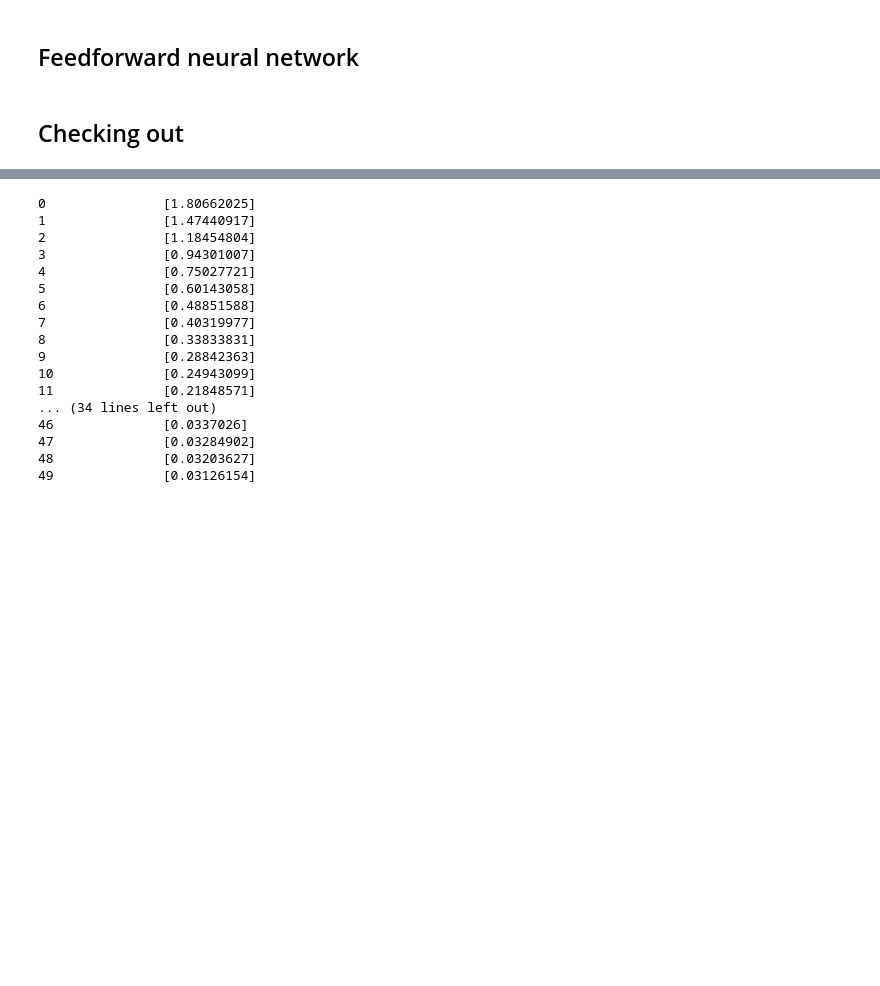
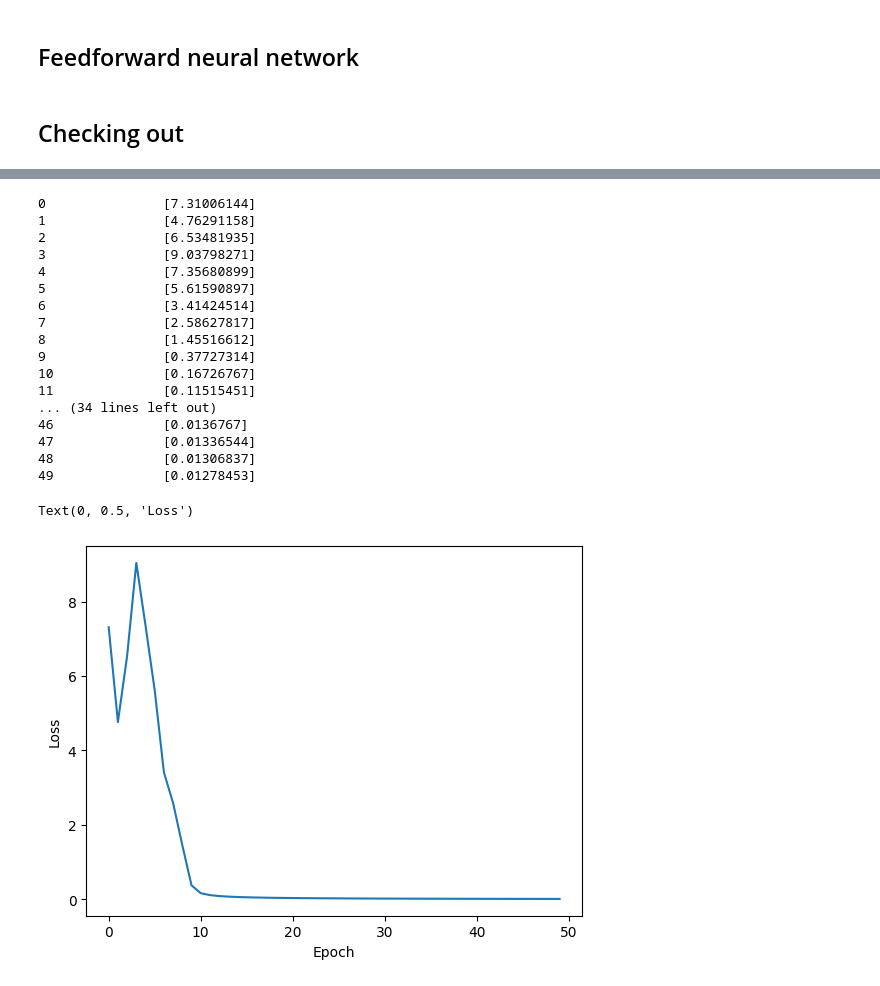
Before and after one commit to Bala-A87/CS6910-A1, a Jupyter notebook: A1.ipynb, the cells around one changed output, grey strips where cells are left out. Saved outputs shown, nothing was run; the diff lists cells and outputs as text; code cells hidden in the pictures; blank space fills up the shorter version.

Commit message:
Add more activation functions
Add relu, identity and tanh activations. Experiencing overflow errors
in softmax with relu, needs optimization

```diff
--- a/A1.ipynb
+++ b/A1.ipynb
@@ -184,13 +265,15 @@ class FeedForwardNeuralNetwork():
     Models a vanilla feedforward neural network, with softmax activation for the outputs.
 
     Args:
-        input_size (int): size/dimension of inputs given to the network
-        output_size (int): number of outputs produced by the network
         num_layers (int): number of hidden layers in the network
         hidden_size (int): number of neurons per hidden layer
+        input_size (int): size/dimension of inputs given to the network.
+            Defaults to 784, flattened size of mnist/fashion-mnist data.
+        output_size (int): number of outputs produced by the network.
+            Defaults to 10, number of classes of mnist/fashion-mnist data.
         activation (str, optional): activation function for the hidden layers.
-            Allowed activations: 'identity', 'sigmoid', 'tanh', 'relu', 'softmax'
-            Defaults to 'identity'.
+            Allowed activations: 'identity', 'sigmoid', 'tanh', 'relu'
+            Defaults to 'sigmoid'.
         weight_init (str, optional): type of initialization to be performed for the weights and biases
             Allowed initializations: 'random', 'xavier'
             Defaults to 'random'.
@@ -222,7 +305,15 @@ class FeedForwardNeuralNetwork():
             result = hidden_layer.forward(result)
         return self.output_layer.forward(result)
 
-    def backward(self, accumulated_grads, y_true):
+    def backward(self, accumulated_grads, y_true) -> None:
+        """
+        Computes the gradient of the loss wrt all the parameters (weights, biases) of the network, given the gradient of the loss
+        wrt the output of the network.
+
+        Args:
+            accumulated_grads: gradient of the loss wrt the outputs of the network
+            y_true: the true class label for the data input to the network
+        """
         accumulated_grads = self.output_layer.backward(accumulated_grads, y_true)
         w_next = self.output_layer.w
         for hidden_layer in self.hidden_layers:
@@ -230,13 +321,21 @@ class FeedForwardNeuralNetwork():
             w_next = hidden_layer.w
         self.input_layer.backward(accumulated_grads, w_next=w_next)
 
-    def zero_grad(self):
+    def zero_grad(self) -> None:
+        """
+        Sets the gradients of all the parameters of the network to zero.
+        """
         self.output_layer.grad_w, self.output_layer.grad_b = 0., 0.
         for hidden_layer in self.hidden_layers:
             hidden_layer.grad_w, hidden_layer.grad_b = 0., 0.
         self.input_layer.grad_w, self.input_layer.grad_b = 0., 0.
 
-    def update_weights(self, lr=1e-3):
+    def update_weights(self, lr: float = 1e-3) -> None:
+        """
+        Updates the parameters of the network along the direction of the negative gradient.
+
+        Arg: lr (float, optional): learning rate for the update. Defaults to 1e-3.
+        """
         self.output_layer.w -= lr * self.output_layer.grad_w
         self.output_layer.b -= lr * self.output_layer.grad_b
         for hidden_layer in self.hidden_layers:
@@ -255,33 +354,47 @@ array([51481])
 X_train_point = X_train[random_index].reshape(-1,)
 Y_train_point = Y_train[random_index]
 # %%
-model = FeedForwardNeuralNetwork(num_layers=3, hidden_size=16)
+model = FeedForwardNeuralNetwork(num_layers=3, hidden_size=16, activation='tanh')
 # %%
 loss_fn = CrossEntropyLoss()
 # %%
+train_history = {
+    'epoch': [],
+    'loss': []
+}
+
 for i in range(50):
     model.zero_grad()
     y_pred = model.forward(X_train_point)
     loss = loss_fn.forward(y_pred, Y_train_point)
     print(i, loss, sep='\t\t')
+    train_history['epoch'].append(i)
+    train_history['loss'].append(loss)
     grad_loss = loss_fn.backward(y_pred, Y_train_point)
     model.backward(grad_loss, Y_train_point)
     model.update_weights(lr=0.1)
 # %% [output]
-0               [1.80662025]
-1               [1.47440917]
-2               [1.18454804]
-3               [0.94301007]
-4               [0.75027721]
-5               [0.60143058]
-6               [0.48851588]
-7               [0.40319977]
-8               [0.33833831]
-9               [0.28842363]
-10              [0.24943099]
-11              [0.21848571]
+0               [7.31006144]
+1               [4.76291158]
+2               [6.53481935]
+3               [9.03798271]
+4               [7.35680899]
+5               [5.61590897]
+6               [3.41424514]
+7               [2.58627817]
+8               [1.45516612]
+9               [0.37727314]
+10              [0.16726767]
+11              [0.11515451]
 ... (34 lines left out)
-46              [0.0337026]
-47              [0.03284902]
-48              [0.03203627]
-49              [0.03126154]
+46              [0.0136767]
+47              [0.01336544]
+48              [0.01306837]
+49              [0.01278453]
+# %%
+plt.plot(train_history['epoch'], train_history['loss'])
+plt.xlabel('Epoch')
+plt.ylabel('Loss')
+# %% [output]
+Text(0, 0.5, 'Loss')
+[figure, added]
```
Also changed, not shown: parts of 8 cells of this notebook.
